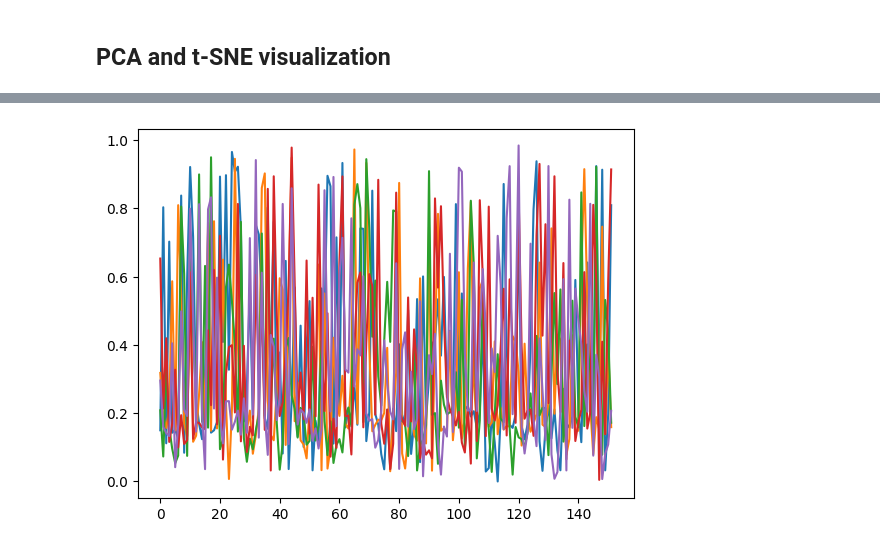
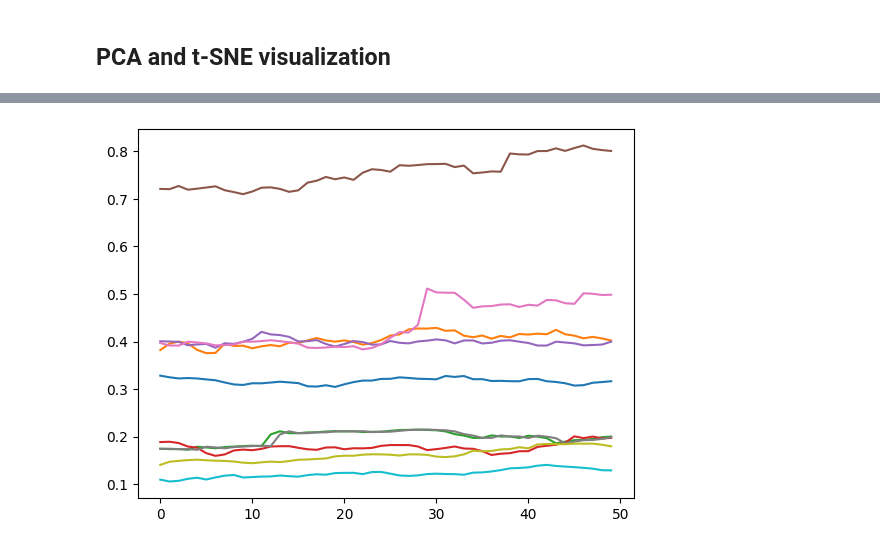
Before and after one commit to pckw/timegan-pytorch, a Jupyter notebook: visualization.ipynb, the cells around one changed output, grey strips where cells are left out. Cells and saved outputs as stored; diff of their text form; code cells hidden in the pictures.

```diff
--- a/visualization.ipynb
+++ b/visualization.ipynb
@@ -45,5 +45,5 @@ ori_data.shape
 # %%
-for i in range(5):
-    plt.plot(ori_data[i*152:(i+1)*152,0,-2])
+for i in range(10):
+    plt.plot(ori_data[i,:,3])
 # %% [output]
-[figure, old version]
+[figure, new version]
```
Also changed, not shown: parts of 5 cells of this notebook, 4 other files.
